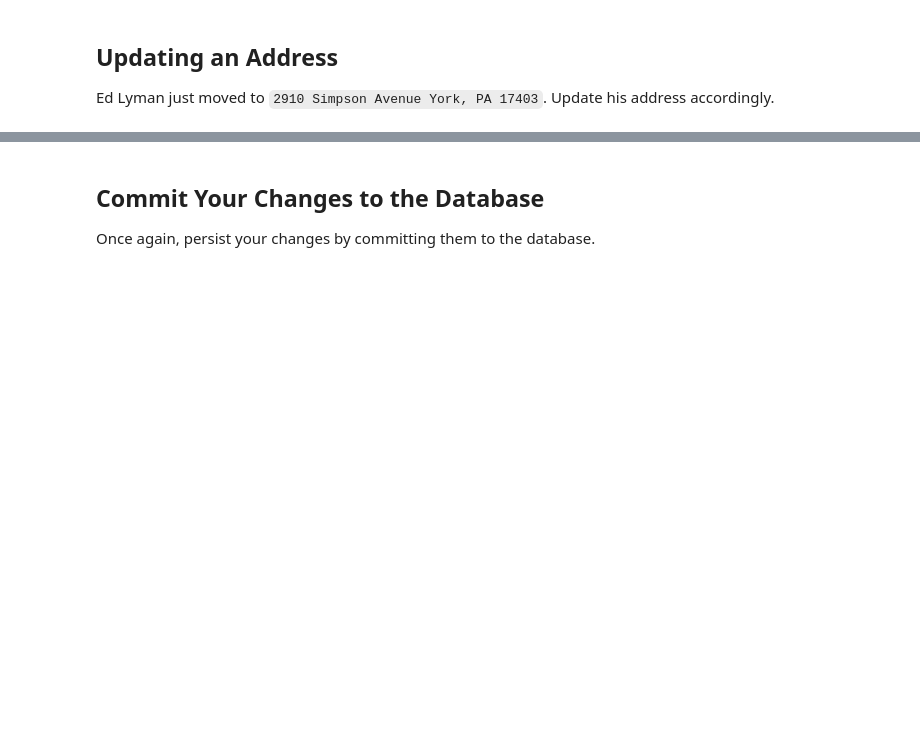
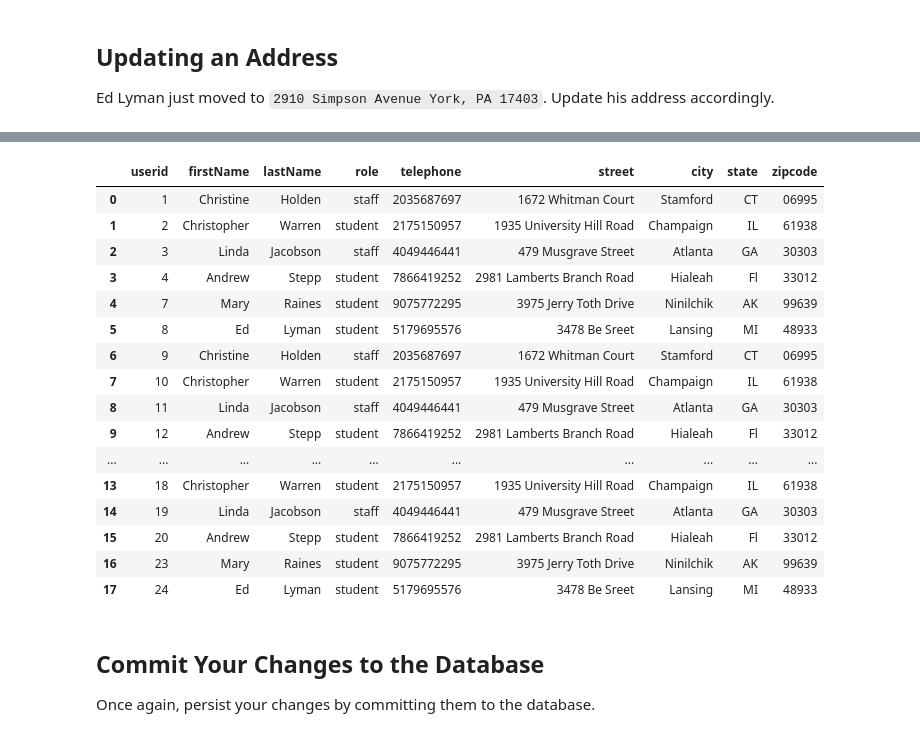
Before and after one commit to Harriet-ngomo/dsc-database-admin-101-lab, a Jupyter notebook: index.ipynb, the cells around one changed output, grey strips where cells are left out. Saved outputs shown, nothing was run; the diff lists cells and outputs as text; code cells hidden in the pictures; blank space fills up the shorter version.

```diff
--- a/index.ipynb
+++ b/index.ipynb
@@ -209,5 +227,28 @@ WHERE street = 'PA 17403';""").fetchall()
 # %%
 # Query the database to ensure the change was made
+cur.execute("""SELECT *
+               FROM contactInfo;""")
+df = pd.DataFrame(cur.fetchall())
+df.columns = [x[0] for x in cur.description]
+df
+# %% [output]
+|  | userid | firstName | lastName | role | telephone | street | city | state | zipcode |
+| 0 | 1 | Christine | Holden | staff | 2035687697 | 1672 Whitman Court | Stamford | CT | 06995 |
+| 1 | 2 | Christopher | Warren | student | 2175150957 | 1935 University Hill Road | Champaign | IL | 61938 |
+| 2 | 3 | Linda | Jacobson | staff | 4049446441 | 479 Musgrave Street | Atlanta | GA | 30303 |
+| 3 | 4 | Andrew | Stepp | student | 7866419252 | 2981 Lamberts Branch Road | Hialeah | Fl | 33012 |
+| 4 | 7 | Mary | Raines | student | 9075772295 | 3975 Jerry Toth Drive | Ninilchik | AK | 99639 |
+| 5 | 8 | Ed | Lyman | student | 5179695576 | 3478 Be Sreet | Lansing | MI | 48933 |
+| 6 | 9 | Christine | Holden | staff | 2035687697 | 1672 Whitman Court | Stamford | CT | 06995 |
+| 7 | 10 | Christopher | Warren | student | 2175150957 | 1935 University Hill Road | Champaign | IL | 61938 |
+| 8 | 11 | Linda | Jacobson | staff | 4049446441 | 479 Musgrave Street | Atlanta | GA | 30303 |
+| 9 | 12 | Andrew | Stepp | student | 7866419252 | 2981 Lamberts Branch Road | Hialeah | Fl | 33012 |
+| ... | ... | ... | ... | ... | ... | ... | ... | ... | ... |
+| 13 | 18 | Christopher | Warren | student | 2175150957 | 1935 University Hill Road | Champaign | IL | 61938 |
+| 14 | 19 | Linda | Jacobson | staff | 4049446441 | 479 Musgrave Street | Atlanta | GA | 30303 |
+| 15 | 20 | Andrew | Stepp | student | 7866419252 | 2981 Lamberts Branch Road | Hialeah | Fl | 33012 |
+| 16 | 23 | Mary | Raines | student | 9075772295 | 3975 Jerry Toth Drive | Ninilchik | AK | 99639 |
+| 17 | 24 | Ed | Lyman | student | 5179695576 | 3478 Be Sreet | Lansing | MI | 48933 |
 # %% [markdown]
 ## Commit Your Changes to the Database
 
```
Also changed, not shown: parts of 8 cells of this notebook, 1 other file.
